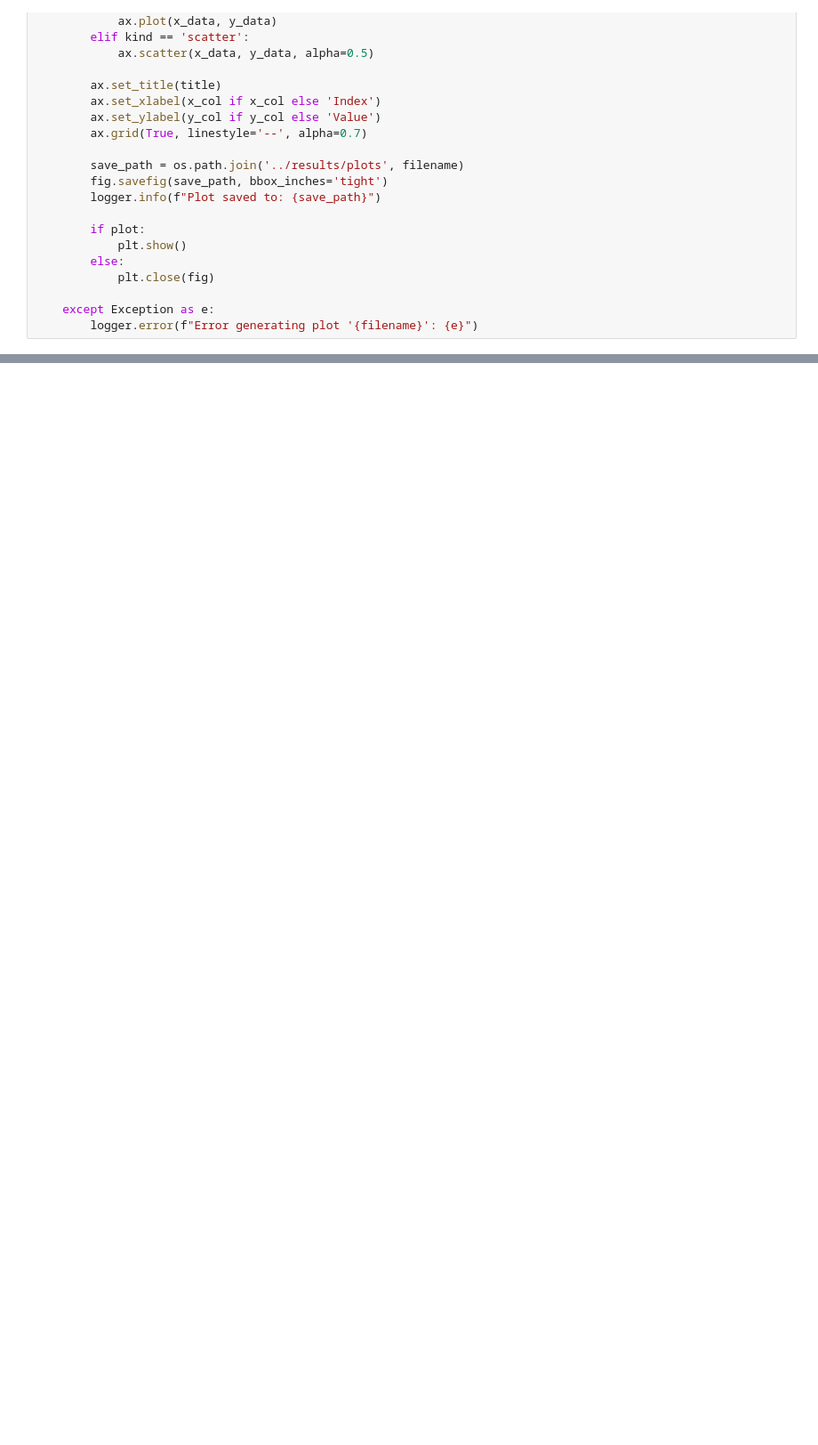
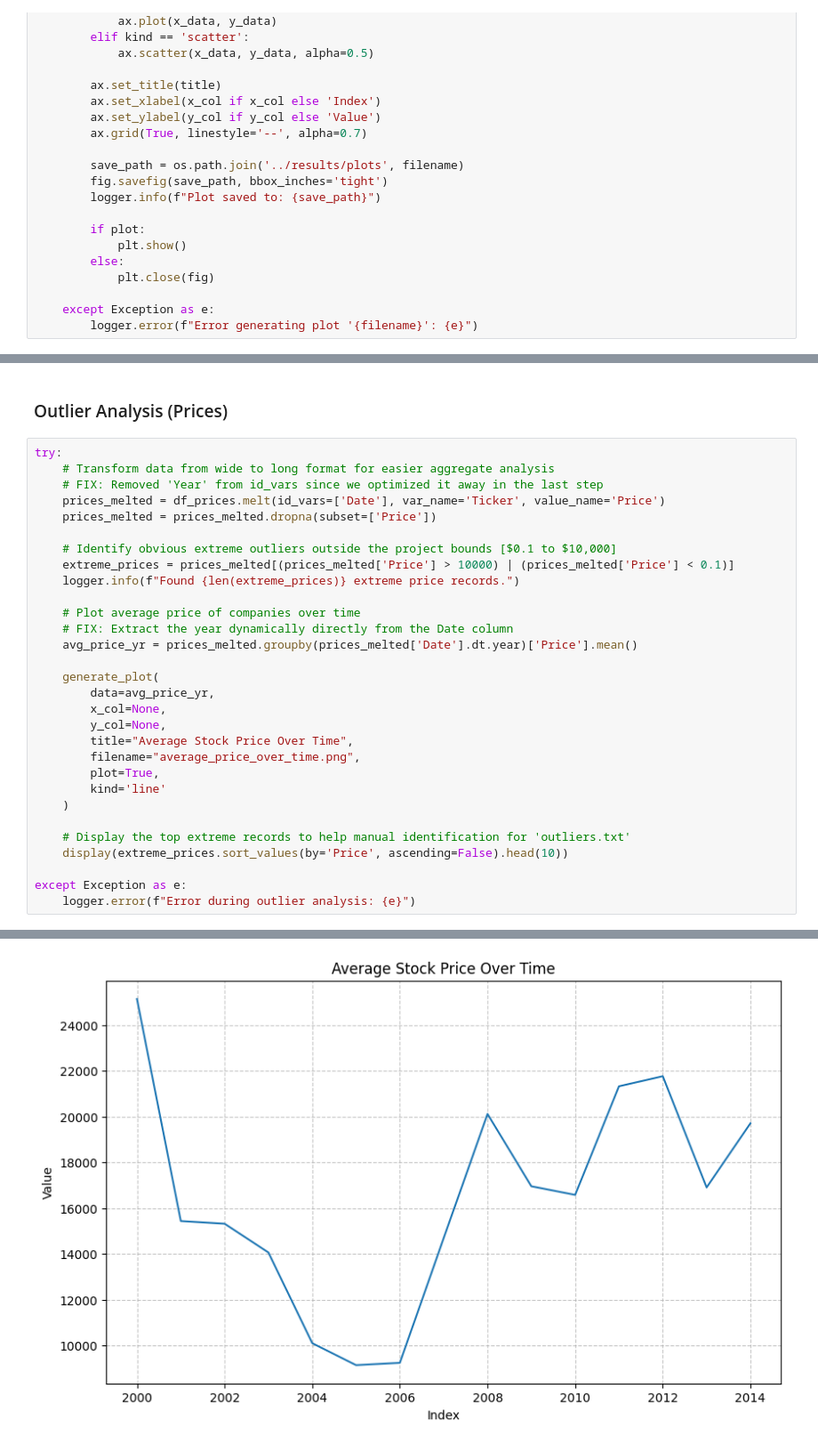
Before and after one commit to mahdikheirkhah/backtesting-sp500, a Jupyter notebook: notebook/analysis.ipynb, the cells around one changed output, grey strips where cells are left out. Shown at 89% size. Drawn from its saved outputs; the diff is of its cells as text; blank space fills up the shorter version.

```diff
--- a/notebook/analysis.ipynb
+++ b/notebook/analysis.ipynb
@@ -53,0 +149,33 @@ def generate_plot(data, x_col, y_col, title, filename, plot=False, kind='line'):
+# %% [markdown]
+### Outlier Analysis (Prices)
+# %%
+try:
+    # Transform data from wide to long format for easier aggregate analysis
+    # FIX: Removed 'Year' from id_vars since we optimized it away in the last step
+    prices_melted = df_prices.melt(id_vars=['Date'], var_name='Ticker', value_name='Price')
+    prices_melted = prices_melted.dropna(subset=['Price'])
+
+    # Identify obvious extreme outliers outside the project bounds [$0.1 to $10,000]
+    extreme_prices = prices_melted[(prices_melted['Price'] > 10000) | (prices_melted['Price'] < 0.1)]
+    logger.info(f"Found {len(extreme_prices)} extreme price records.")
+
+    # Plot average price of companies over time
+    # FIX: Extract the year dynamically directly from the Date column
+    avg_price_yr = prices_melted.groupby(prices_melted['Date'].dt.year)['Price'].mean()
+
+    generate_plot(
+        data=avg_price_yr,
+        x_col=None,
+        y_col=None,
+        title="Average Stock Price Over Time",
+        filename="average_price_over_time.png",
+        plot=True,
+        kind='line'
+    )
+
+    # Display the top extreme records to help manual identification for 'outliers.txt'
+    display(extreme_prices.sort_values(by='Price', ascending=False).head(10))
+
+except Exception as e:
+    logger.error(f"Error during outlier analysis: {e}")
+# %% [output]
@@ -53,0 +184 @@ def generate_plot(data, x_col, y_col, title, filename, plot=False, kind='line'):
+[figure, added]
```
Also changed, not shown: parts of 8 cells of this notebook, 2 other files.
